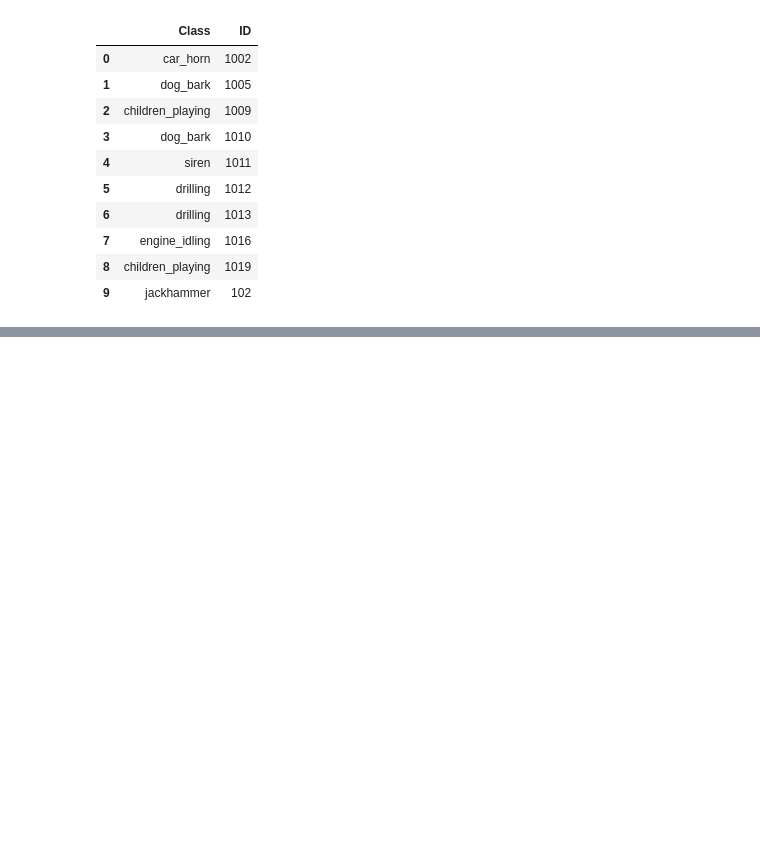
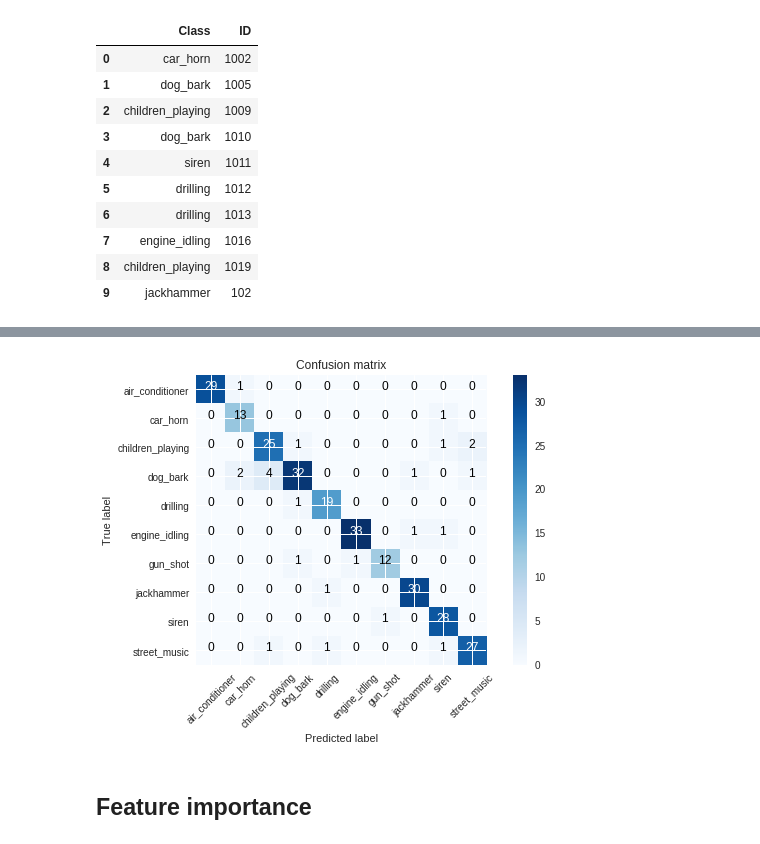
Before and after one commit to olderor/music-classification, a Jupyter notebook: mm_sound_contest.ipynb, the cells around one changed output, grey strips where cells are left out. Saved outputs shown, nothing was run; the diff lists cells and outputs as text; code cells hidden in the pictures; blank space fills up the shorter version.

```diff
--- a/mm_sound_contest.ipynb
+++ b/mm_sound_contest.ipynb
@@ -517,0 +1177,10 @@ files.download('out.csv')
+# %%
+y_pred = model.predict(X_val)
+y_pred_classes = np.argmax(y_pred, axis=1)
+y_val_classes = np.argmax(y_val, axis=1)
+confusion_mtx = confusion_matrix(y_val_classes, y_pred_classes)
+plot_confusion_matrix(confusion_mtx, classes=encoder.classes_)
+# %% [output]
+[figure, added]
+# %% [markdown]
+## Feature importance
```
Also changed, not shown: parts of 184 cells of this notebook.
